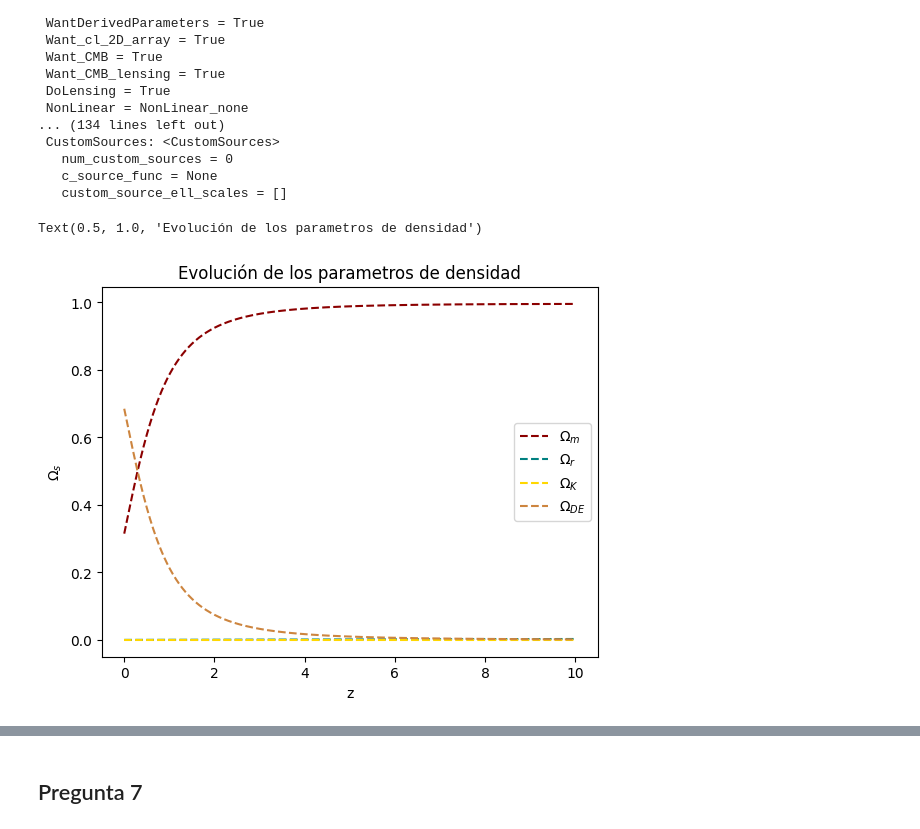
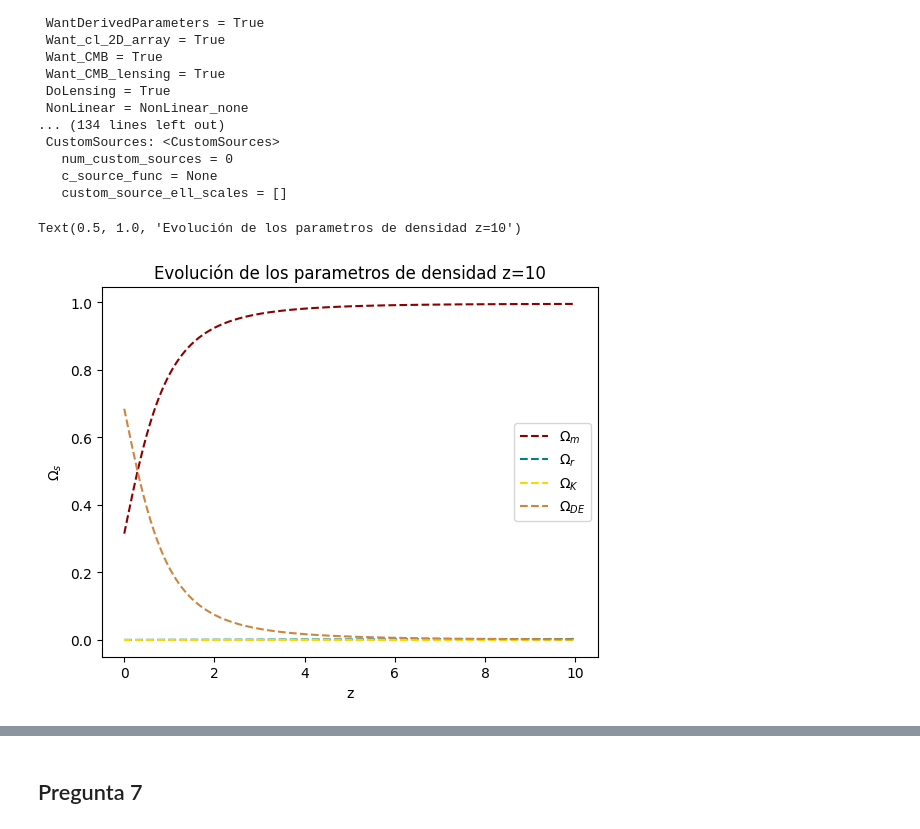
Before and after one commit to conito2710/Tareas_cosmologia_FI7015-1, a Jupyter notebook: Tarea 1.ipynb, the cells around one changed output, grey strips where cells are left out. Drawn from its saved outputs; the diff is of its cells as text; code cells hidden in the pictures.

```diff
--- a/Tarea 1.ipynb
+++ b/Tarea 1.ipynb
@@ -54,12 +54,12 @@ omegade =  results.get_Omega('de',zs) # Energía oscura
 # %%
 plt.plot(zs,omegam,label='$\Omega_m$',c='darkred',linestyle='dashed')
 plt.plot(zs,omegar,label='$\Omega_r$',c='teal',linestyle='dashed')
 plt.plot(zs,omegak,label='$\Omega_K$',c='gold',linestyle='dashed')
 plt.plot(zs,omegade,label='$\Omega_{DE}$',c='peru',linestyle='dashed')
 plt.legend()
 plt.xlabel('z')
 plt.ylabel('$\Omega_s$')
-plt.title('Evolución de los parametros de densidad')
+plt.title('Evolución de los parametros de densidad z=10')
 # %% [output]
-Text(0.5, 1.0, 'Evolución de los parametros de densidad')
+Text(0.5, 1.0, 'Evolución de los parametros de densidad z=10')
-[figure, old version]
+[figure, new version]
```
Also changed, not shown: parts of 9 cells of this notebook.
